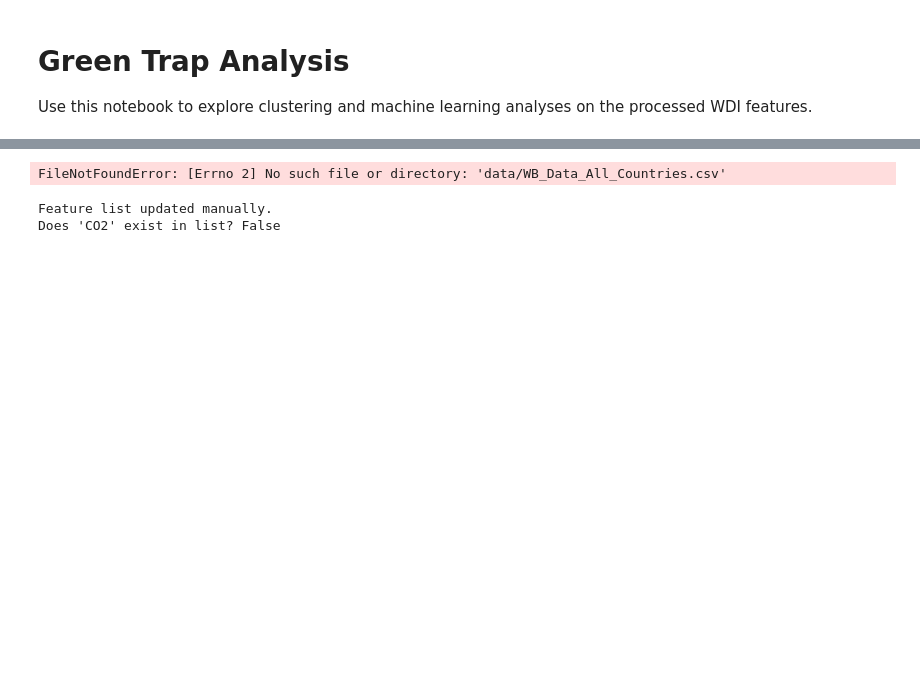
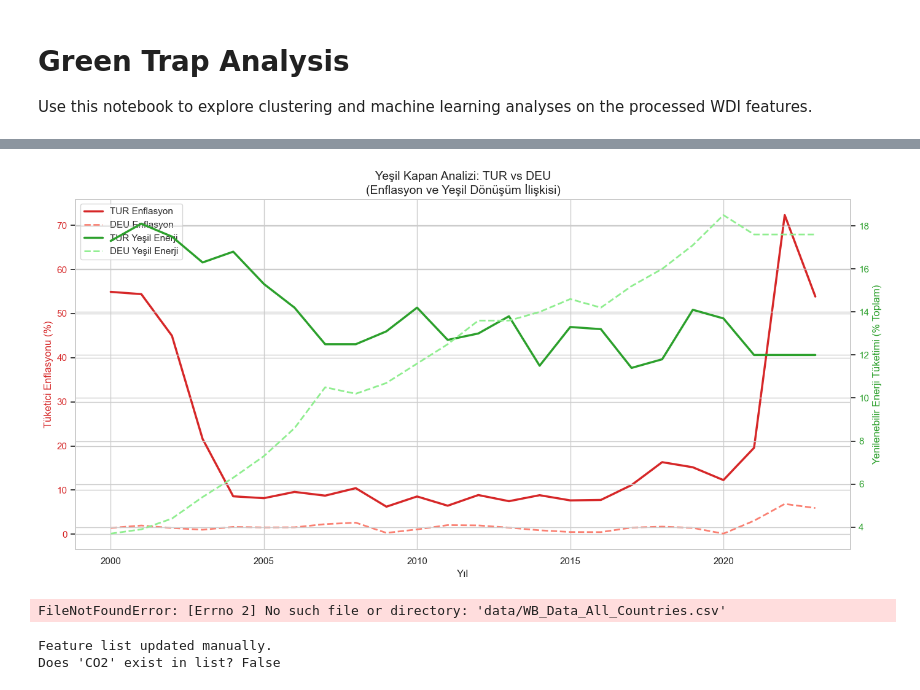
Before and after one commit to twopersie11/green-trap, a Jupyter notebook: green_trap_analysis/notebooks/analysis.ipynb, the cells around one changed output, grey strips where cells are left out. Cells and saved outputs as stored; diff of their text form; code cells hidden in the pictures; blank space fills up the shorter version.

```diff
--- a/green_trap_analysis/notebooks/analysis.ipynb
+++ b/green_trap_analysis/notebooks/analysis.ipynb
@@ -2,17 +2,3 @@
 # Green Trap Analysis
 
 Use this notebook to explore clustering and machine learning analyses on the processed WDI features.
-# %%
-import pandas as pd
-import numpy as np
-import seaborn as sns
-import matplotlib.pyplot as plt
-from sklearn.preprocessing import StandardScaler
-from sklearn.cluster import KMeans
-from sklearn.ensemble import RandomForestRegressor
-from sklearn.model_selection import train_test_split
-from sklearn.metrics import mean_squared_error, r2_score
-
-# Load data
-df = pd.read_csv('../data/processed/analysis_ready.csv')
-print(df.info())
@@ -44,3 +48,44 @@ Column was never created. Check your renaming step.
+# %%
+# --- HÜCRE 2: Zaman Serisi Karşılaştırması ---
+
+# Kıyaslanacak Ülkeler
+target_country = 'TUR'
+benchmark_country = 'DEU' # Almanya iyi bir benchmark
+
+# Veriyi filtrele
+tur_data = df[df['Country_Code'] == target_country]
+ben_data = df[df['Country_Code'] == benchmark_country]
+
+fig, ax1 = plt.subplots(figsize=(14, 7))
+
+# 1. Eksen: Enflasyon (Çizgi)
+ax1.set_xlabel('Yıl', fontsize=12)
+ax1.set_ylabel('Tüketici Enflasyonu (%)', color='tab:red', fontsize=12)
+l1 = ax1.plot(tur_data['Year'], tur_data['Inflation_Consumer_Prices_Pct'],
+         color='tab:red', linestyle='-', linewidth=2.5, label=f'{target_country} Enflasyon')
+l2 = ax1.plot(ben_data['Year'], ben_data['Inflation_Consumer_Prices_Pct'],
+         color='salmon', linestyle='--', linewidth=2, label=f'{benchmark_country} Enflasyon')
+ax1.tick_params(axis='y', labelcolor='tab:red')
+
+# 2. Eksen: Yenilenebilir Enerji Tüketimi (Çizgi)
+ax2 = ax1.twinx()
+ax2.set_ylabel('Yenilenebilir Enerji Tüketimi (% Toplam)', color='tab:green', fontsize=12)
+l3 = ax2.plot(tur_data['Year'], tur_data['Renewable_Energy_Consumption_Pct'],
+         color='tab:green', linestyle='-', linewidth=2.5, label=f'{target_country} Yeşil Enerji')
+l4 = ax2.plot(ben_data['Year'], ben_data['Renewable_Energy_Consumption_Pct'],
+         color='lightgreen', linestyle='--', linewidth=2, label=f'{benchmark_country} Yeşil Enerji')
+ax2.tick_params(axis='y', labelcolor='tab:green')
+
+# Başlık ve Lejant
+plt.title(f'Yeşil Kapan Analizi: {target_country} vs {benchmark_country}\n(Enflasyon ve Yeşil Dönüşüm İlişkisi)', fontsize=14)
+lines = l1 + l2 + l3 + l4
+labs = [l.get_label() for l in lines]
+ax1.legend(lines, labs, loc='upper left')
+
+plt.tight_layout()
+plt.show()
+# %% [output]
+[figure, added]
 # %%
 import pandas as pd
 # Load your dataset again to see the raw names
```
Also changed, not shown: parts of 14 cells of this notebook, 4 other files.
